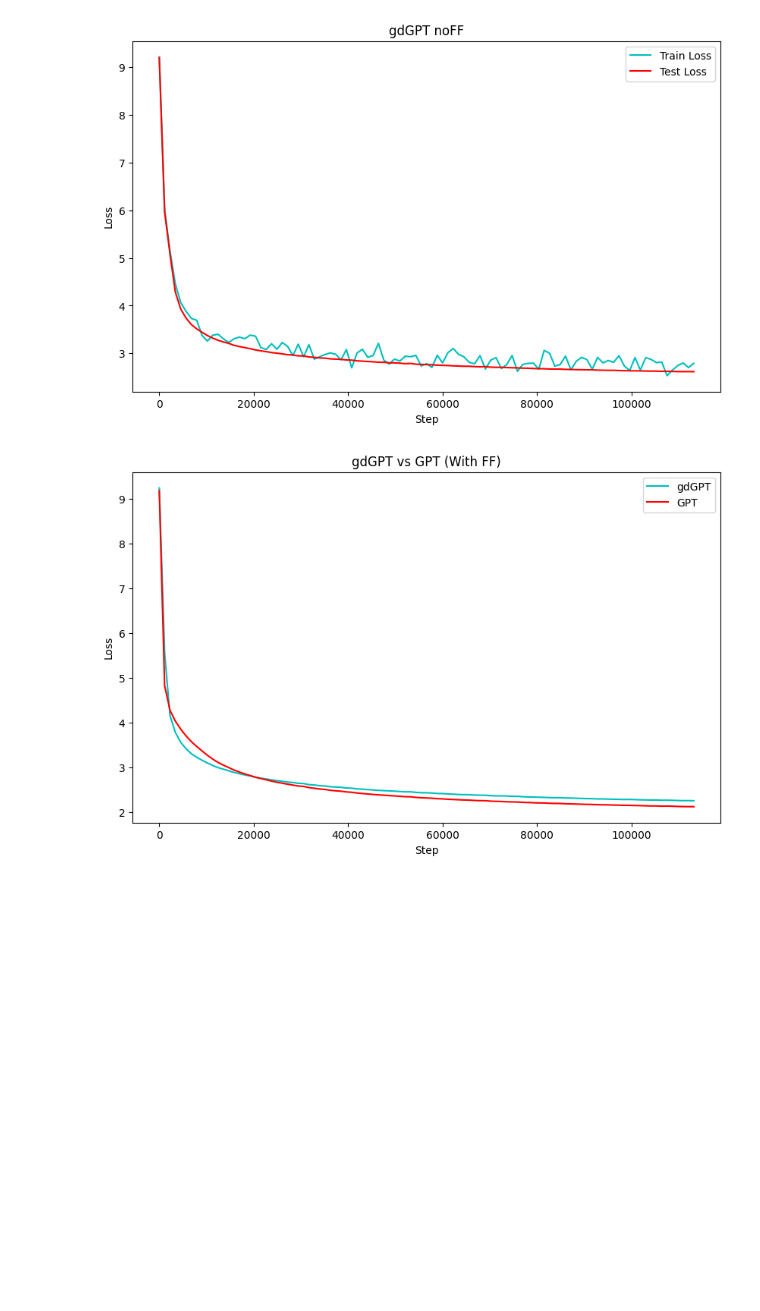
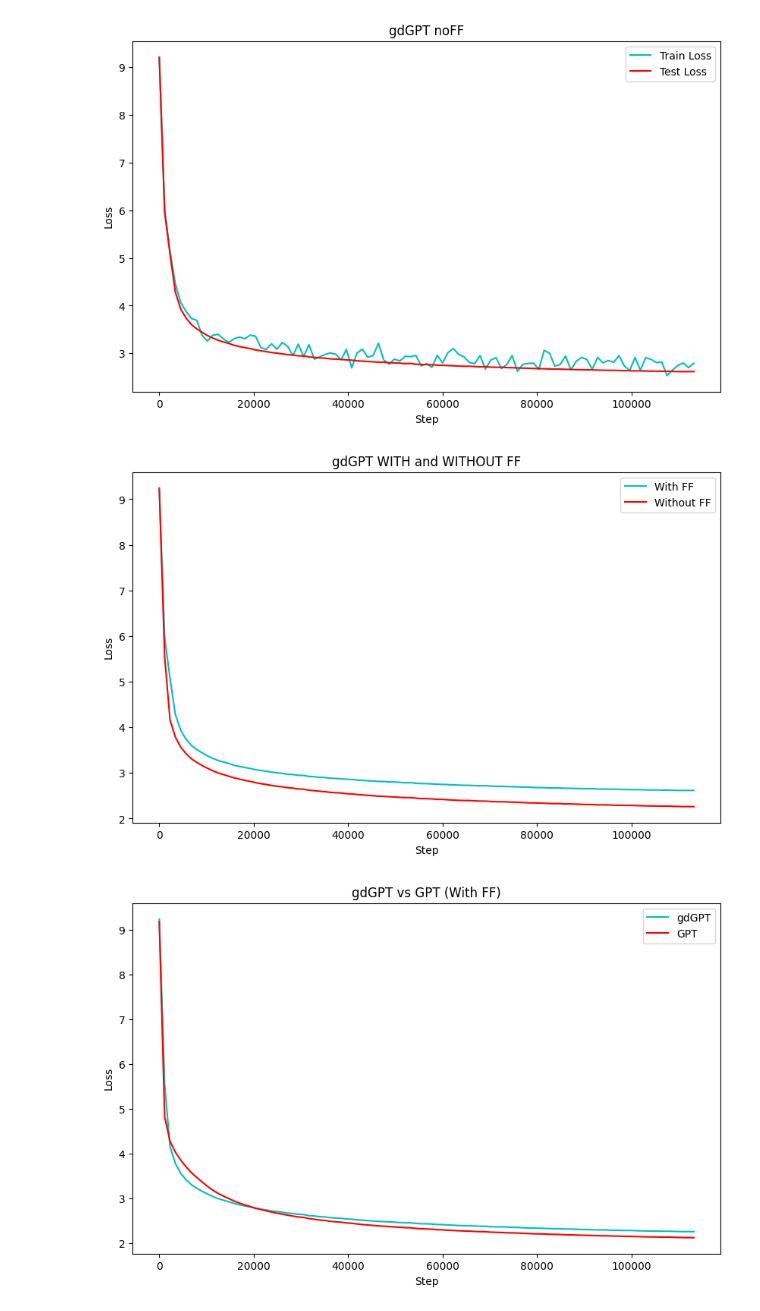
Before and after one commit to williamconvertino/GDM, a Jupyter notebook: experiments/visualize_losses.ipynb, the cells around one changed output. Saved outputs shown, nothing was run; the diff lists cells and outputs as text; code cells hidden in the pictures; blank space fills up the shorter version.

```diff
--- a/experiments/visualize_losses.ipynb
+++ b/experiments/visualize_losses.ipynb
@@ -13,6 +13,15 @@ visualize_loss_from_files(
 )
 # %% [output]
 [figure]
+# %%
+visualize_loss_from_files(
+  ('gdGPT_8H_1L_512E_noFF_val_results', 'With FF'),
+  ('gdGPT_8H_1L_512E_val_results', 'Without FF'),
+  title='gdGPT WITH and WITHOUT FF',
+  num_epochs=1
+)
+# %% [output]
+[figure, added]
 # %%
 visualize_loss_from_files(
   ('gdGPT_8H_1L_512E_val_results', 'gdGPT'),
```
Also changed, not shown: 4 other files.
